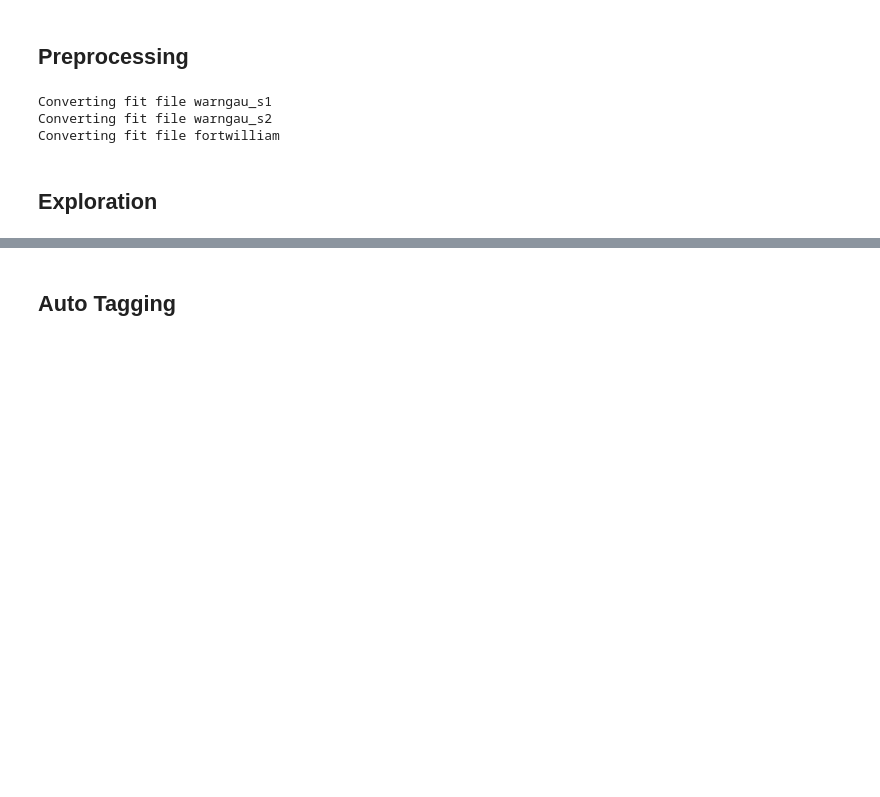
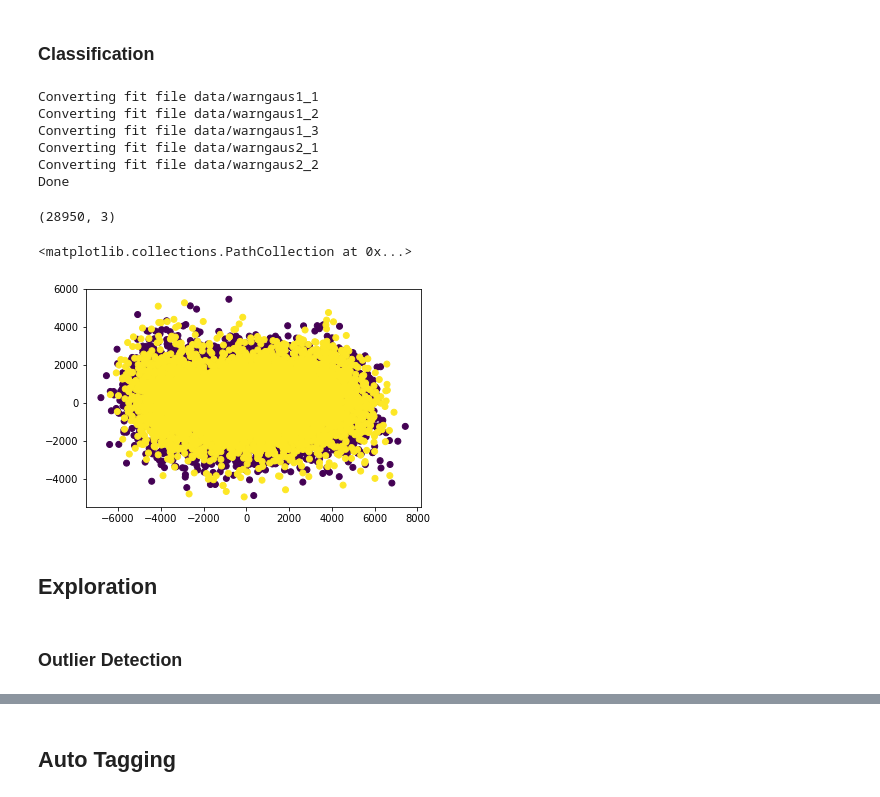
Before and after one commit to langersteff/garmin_data_explore, a Jupyter notebook: data_exploration.ipynb, the cells around one changed output, grey strips where cells are left out. Cells and saved outputs as stored; diff of their text form; code cells hidden in the pictures; blank space fills up the shorter version.

```diff
--- a/data_exploration.ipynb
+++ b/data_exploration.ipynb
@@ -25,11 +42,2 @@ mtb_data_tagger = MtbDataTagger()
 # %% [markdown]
-## Preprocessing
+### Classification
-# %%
-data_1 = mtb_data_provider.convert_and_read_fit_file("warngau_s1")
-data_2 = mtb_data_provider.convert_and_read_fit_file("warngau_s2")
-data_dif = mtb_data_provider.convert_and_read_fit_file("fortwilliam") #kitzbuehel, dragonbacktrail, fortwilliam, witchestrail2x
-#print(data_dif[5])
-# %% [output]
-Converting fit file warngau_s1
-Converting fit file warngau_s2
-Converting fit file fortwilliam
@@ -43,0 +44,37 @@ filtered_split_data_dif = mtb_data_provider.split_hd_values(filtered_data_dif)
+# %%
+SPEED_THRESHOLD = .3
+LATITUDE_KEY = 'position_lat'
+LONGITUDE_KEY = 'position_long'
+columns = ['SensorAccelerationX_HD', 'SensorAccelerationY_HD', 'SensorAccelerationZ_HD', LATITUDE_KEY, LONGITUDE_KEY]
+files=['warngaus1_1', 'warngaus1_2', 'warngaus1_3', 'warngaus2_1', 'warngaus2_2']
+
+data_s1_1, data_s1_2, data_s1_3, data_s2_1, data_s2_2, data = mtb_data_provider.prepare_raw_data(files, columns, SPEED_THRESHOLD, transpose=True)
+# %% [output]
+Converting fit file data/warngaus1_1
+Converting fit file data/warngaus1_2
+Converting fit file data/warngaus1_3
+Converting fit file data/warngaus2_1
+Converting fit file data/warngaus2_2
+Done
+# %%
+# Prepare Acceleration Data
+
+X_s1 = np.concatenate((data_s1_1, data_s1_2, data_s1_3))[:, :3] #(Columns 1-3)
+X = X_s1
+y = np.zeros(len(X_s1))
+
+X_s2 = np.concatenate((data_s2_1, data_s2_2))[:, :3] #(Columns 1-3)
+X = np.concatenate((X, X_s2))
+y = np.concatenate((y, np.ones(len(X_s2))))
+
+X.shape
+# %% [output]
+(28950, 3)
+# %%
+pca = PCA(n_components=2)
+X_pca = pca.fit_transform(X)
+plt.figure(1)
+plt.scatter(X_pca[:, 0], X_pca[:, 1], c=y)
+# %% [output]
+<matplotlib.collections.PathCollection at 0x...>
+[figure, added]
@@ -65,0 +124,2 @@ accZ_HD_2 = mtb_data_provider.get_values_for(filtered_split_data_2, 'SensorAccel
+# %% [markdown]
+### Outlier Detection
```
Also changed, not shown: parts of 25 cells of this notebook, 41 other files.
